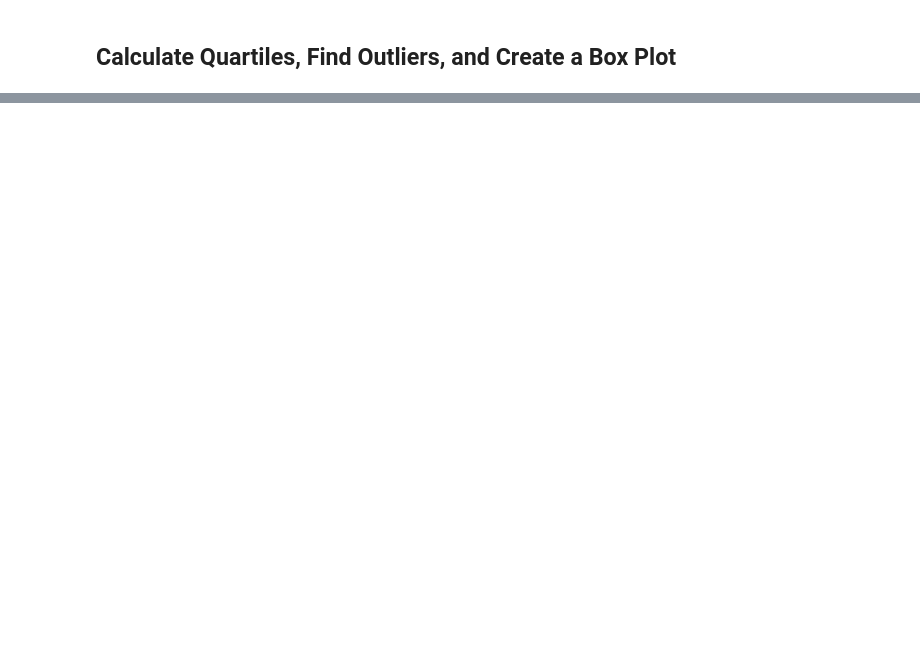
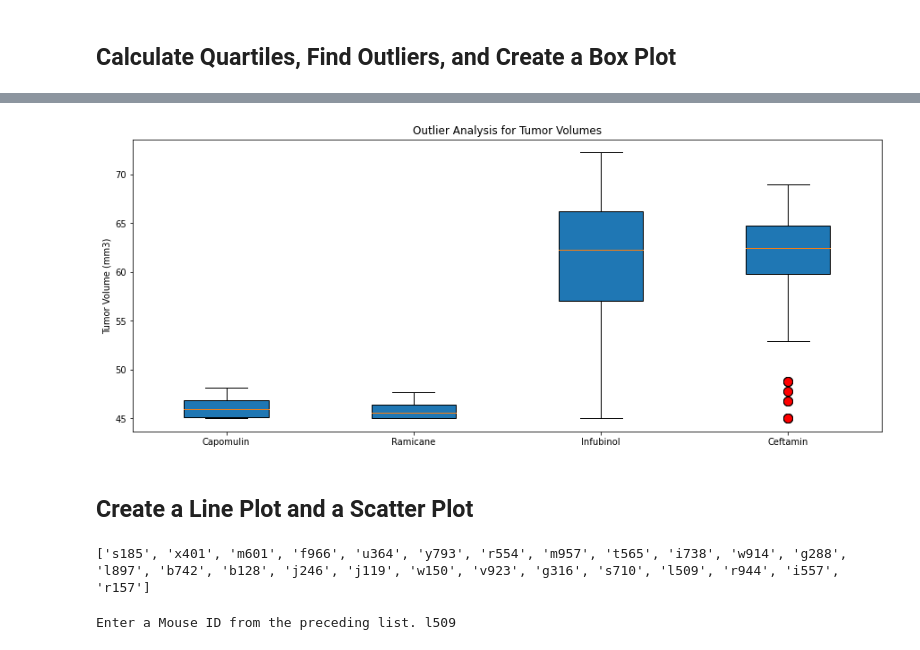
Before and after one commit to seneubauer/matplotlib-challenge, a Jupyter notebook: pymaceuticals.ipynb, the cells around one changed output, grey strips where cells are left out. Saved outputs shown, nothing was run; the diff lists cells and outputs as text; code cells hidden in the pictures; blank space fills up the shorter version.

```diff
--- a/pymaceuticals.ipynb
+++ b/pymaceuticals.ipynb
@@ -179,2 +186,8 @@ plt.show()
 # %% [markdown]
 ## Calculate Quartiles, Find Outliers, and Create a Box Plot
+# %%
+# create a new DataFrame that only contains the greatest Timepoint
+lastTimepoint_df = cleanData_df.groupby(["Mouse ID"]).max()
+
+# merge this DataFrame with the original cleaned DataFrame into a new one
+newCleanData_df = pd.merge(cleanData_df, lastTimepoint_df, on="Mouse ID", how="inner")
@@ -182,0 +279,31 @@ treatments = ["Capomulin", "Ramicane", "Infobinol", "Ceftamin"]
+# %%
+# create the subplot
+fig, ax0 = plt.subplots(figsize=(15,6))
+
+# define the plot
+ax0.set_title("Outlier Analysis for Tumor Volumes")
+ax0.set_ylabel("Tumor Volume (mm3)")
+ax0.boxplot(tumorData,
+           labels=treatments,
+           patch_artist=True,
+           flierprops={"marker": "o", "markersize": 10, "markerfacecolor": "red"})
+
+# show the plot
+plt.show()
+# %% [output]
+[figure, added]
+# %% [markdown]
+## Create a Line Plot and a Scatter Plot
+# %%
+# get a list of the available mice
+availableMice = cleanData_df.loc[cleanData_df["Drug Regimen"] == targetedTreatment]["Mouse ID"].unique().tolist()
+
+# show the availabe mice
+print(availableMice)
+# %% [output]
+['s185', 'x401', 'm601', 'f966', 'u364', 'y793', 'r554', 'm957', 't565', 'i738', 'w914', 'g288', 'l897', 'b742', 'b128', 'j246', 'j119', 'w150', 'v923', 'g316', 's710', 'l509', 'r944', 'i557', 'r157']
+# %%
+# select a mouse
+mouse = input(f"Enter a Mouse ID from the preceding list. ")
+# %% [output]
+Enter a Mouse ID from the preceding list. l509
```
Also changed, not shown: parts of 18 cells of this notebook.
